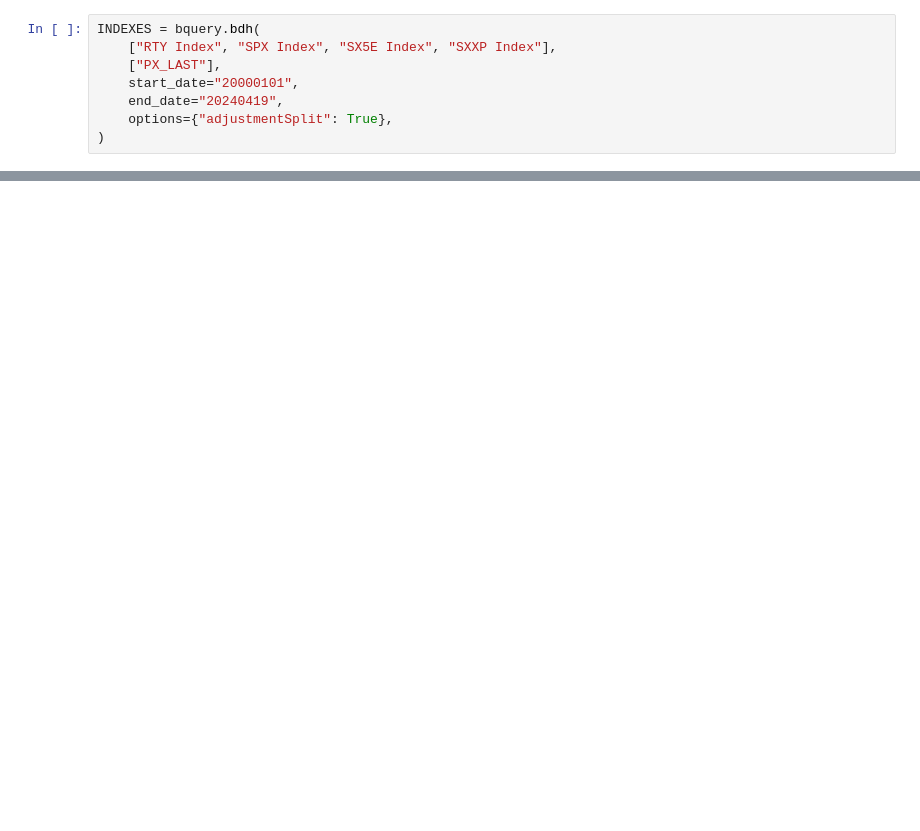
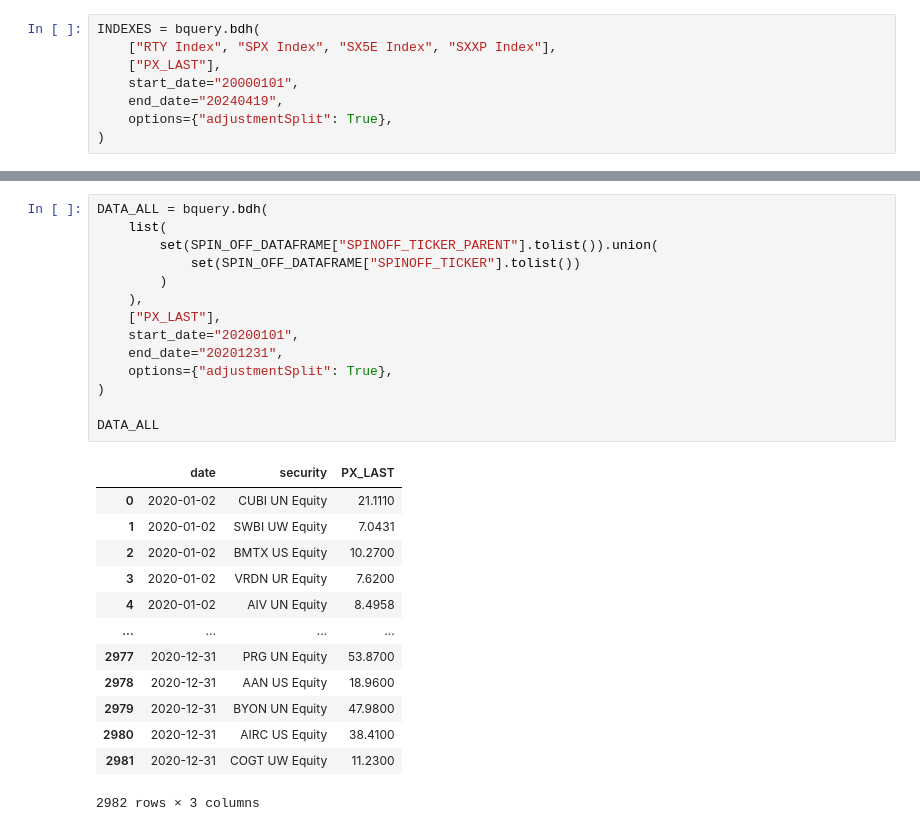
Before and after one commit to BaptisteZloch/Stock-Performance-Spin-off-Subsidiaries-Parents-ETF, a Jupyter notebook: src/using_blpapi.ipynb, the cells around one changed output, grey strips where cells are left out. Cells and saved outputs as stored; diff of their text form; blank space fills up the shorter version.

```diff
--- a/src/using_blpapi.ipynb
+++ b/src/using_blpapi.ipynb
@@ -195,0 +120,28 @@ Name: secondary_name, dtype: int64
+# %%
+DATA_ALL = bquery.bdh(
+    list(
+        set(SPIN_OFF_DATAFRAME["SPINOFF_TICKER_PARENT"].tolist()).union(
+            set(SPIN_OFF_DATAFRAME["SPINOFF_TICKER"].tolist())
+        )
+    ),
+    ["PX_LAST"],
+    start_date="20200101",
+    end_date="20201231",
+    options={"adjustmentSplit": True},
+)
+
+DATA_ALL
+# %% [output]
+|  | date | security | PX_LAST |
+| 0 | 2020-01-02 | CUBI UN Equity | 21.1110 |
+| 1 | 2020-01-02 | SWBI UW Equity | 7.0431 |
+| 2 | 2020-01-02 | BMTX US Equity | 10.2700 |
+| 3 | 2020-01-02 | VRDN UR Equity | 7.6200 |
+| 4 | 2020-01-02 | AIV UN Equity | 8.4958 |
+| ... | ... | ... | ... |
+| 2977 | 2020-12-31 | PRG UN Equity | 53.8700 |
+| 2978 | 2020-12-31 | AAN US Equity | 18.9600 |
+| 2979 | 2020-12-31 | BYON UN Equity | 47.9800 |
+| 2980 | 2020-12-31 | AIRC US Equity | 38.4100 |
+| 2981 | 2020-12-31 | COGT UW Equity | 11.2300 |
+2982 rows × 3 columns
```
Also changed, not shown: parts of 23 cells of this notebook, 17 other files.
